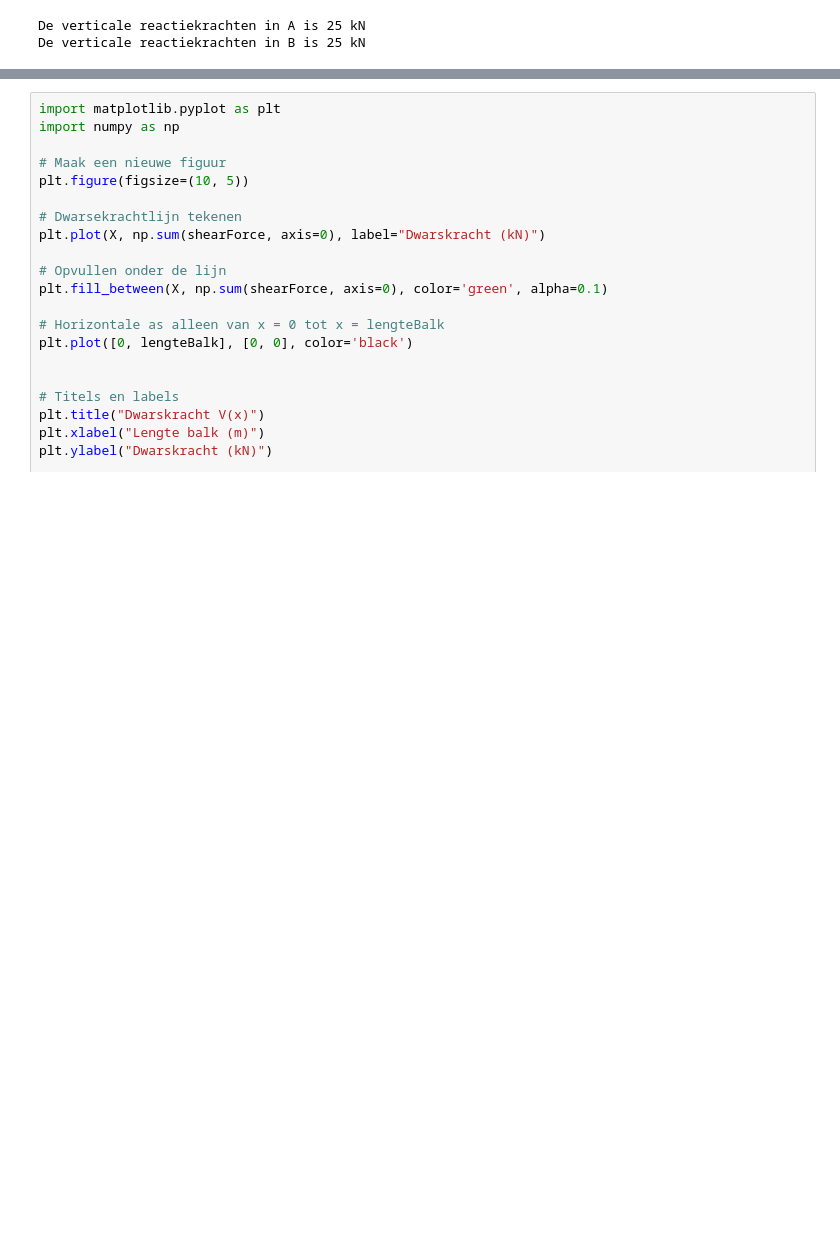
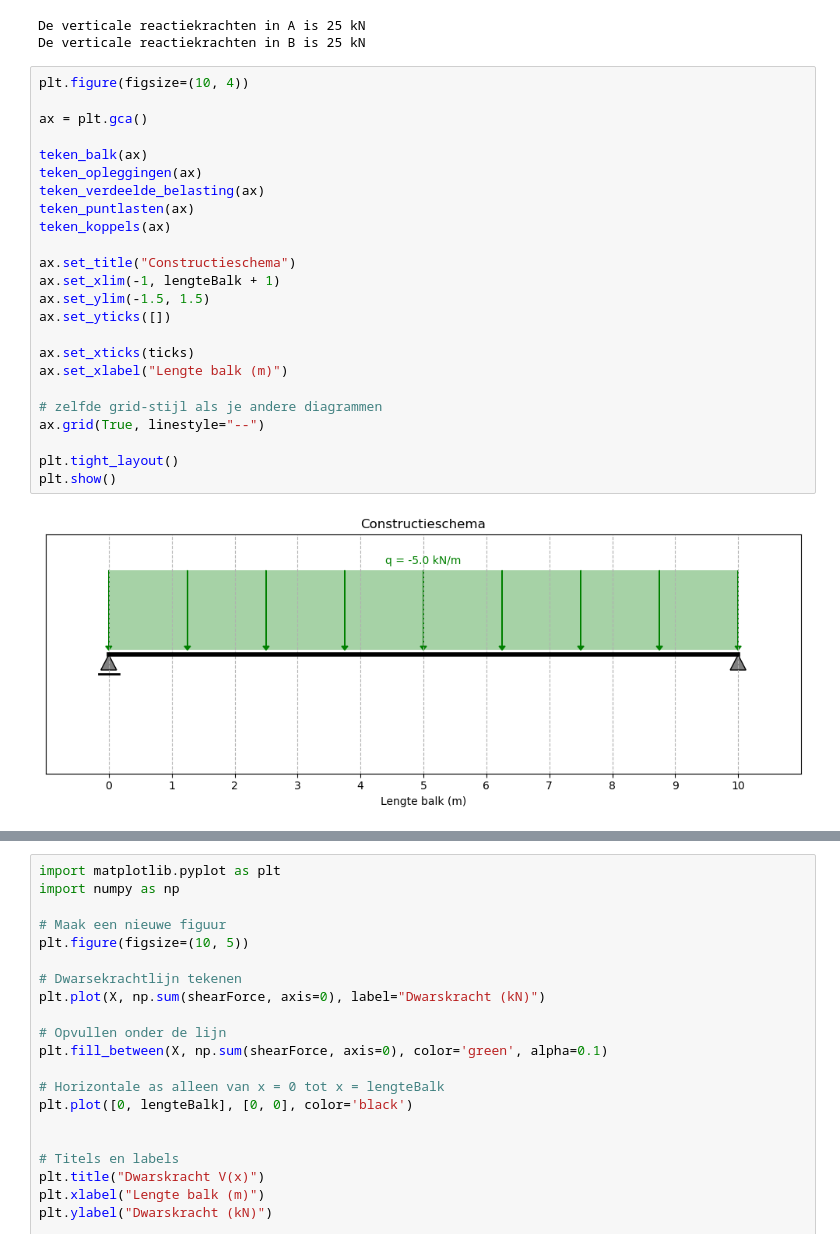
Before and after one commit to RaoulTj/Mechanica1, a Jupyter notebook: book/H1/OpgaveF7_6.ipynb, the cells around one changed output, grey strips where cells are left out. Drawn from its saved outputs; the diff is of its cells as text; blank space fills up the shorter version.

```diff
--- a/book/H1/OpgaveF7_6.ipynb
+++ b/book/H1/OpgaveF7_6.ipynb
@@ -221,3 +413,29 @@ print ("De verticale reactiekrachten in B is {one} kN".format(one= round(reactie
 # %% [output]
 De verticale reactiekrachten in A is 25 kN
 De verticale reactiekrachten in B is 25 kN
+# %%
+plt.figure(figsize=(10, 4))
+
+ax = plt.gca()
+
+teken_balk(ax)
+teken_opleggingen(ax)
+teken_verdeelde_belasting(ax)
+teken_puntlasten(ax)
+teken_koppels(ax)
+
+ax.set_title("Constructieschema")
+ax.set_xlim(-1, lengteBalk + 1)
+ax.set_ylim(-1.5, 1.5)
+ax.set_yticks([])
+
+ax.set_xticks(ticks)
+ax.set_xlabel("Lengte balk (m)")
+
+# zelfde grid-stijl als je andere diagrammen
+ax.grid(True, linestyle="--")
+
+plt.tight_layout()
+plt.show()
+# %% [output]
+[figure, added]
```
Also changed, not shown: parts of 3 cells of this notebook, 1 other file.
